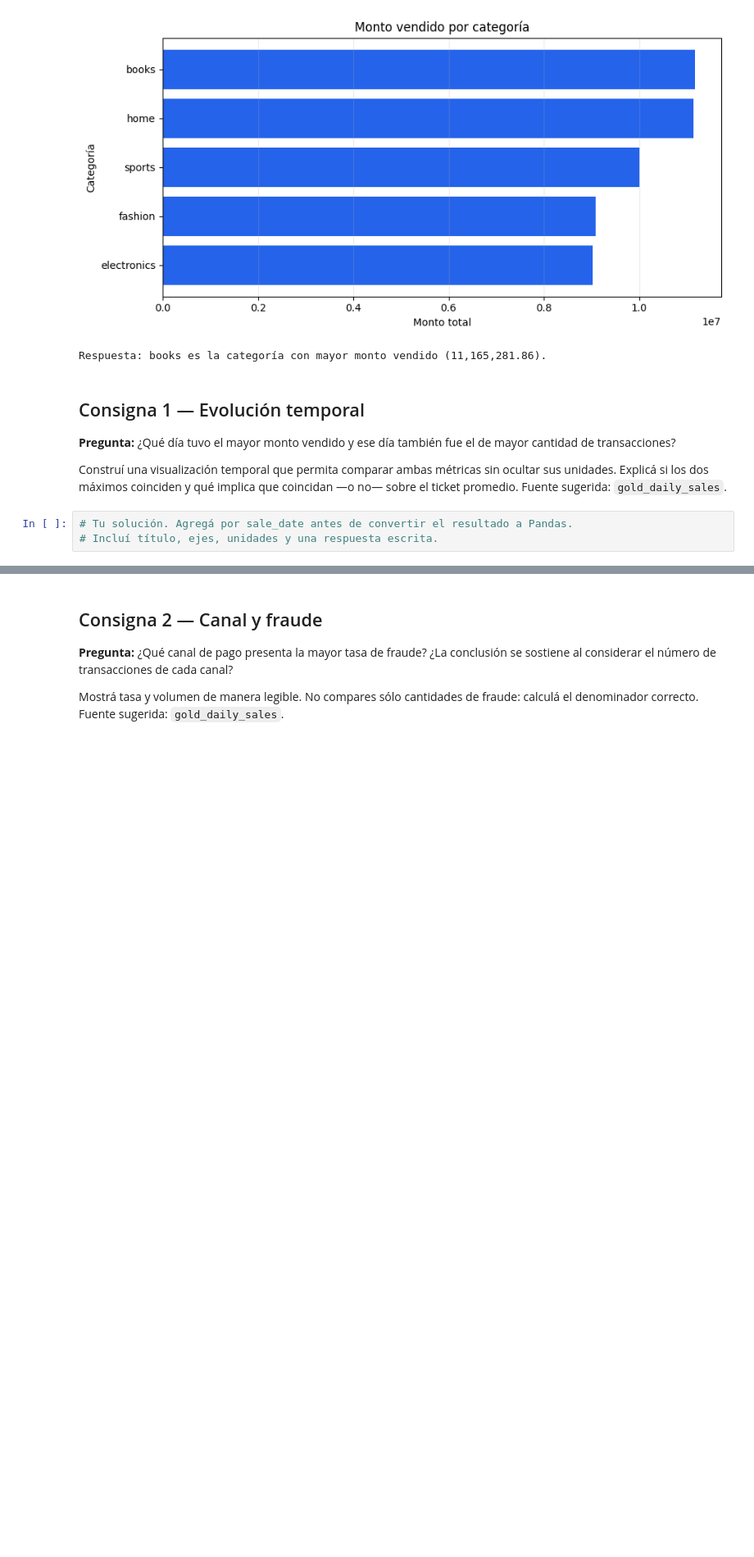
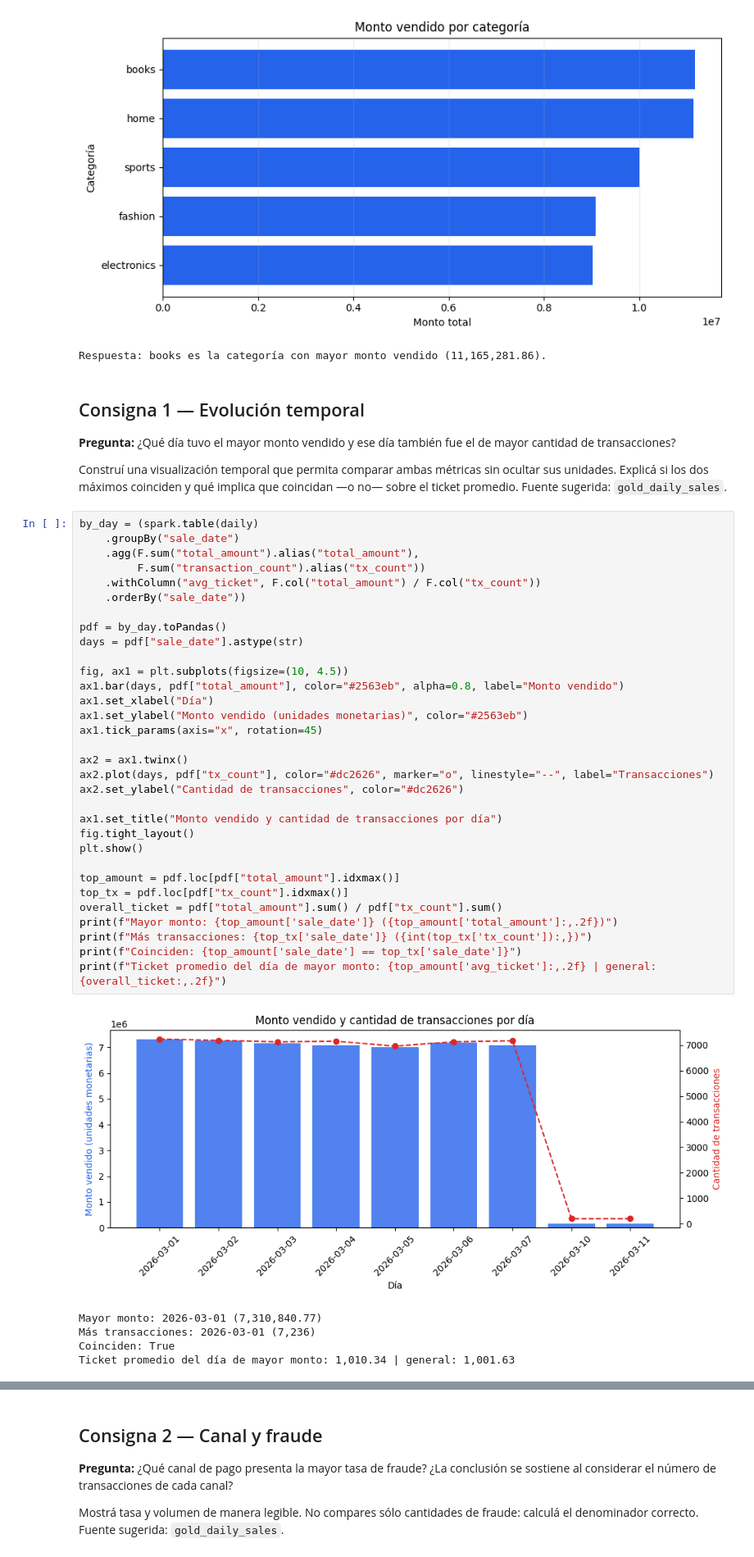
Before and after one commit to belupena/mi-primer-proyecto, a Jupyter notebook: resolucion-practica-2/05_visualizacion.ipynb, the cells around one changed output, grey strips where cells are left out. Shown at 82% size. Drawn from its saved outputs; the diff is of its cells as text; blank space fills up the shorter version.

```diff
--- a/resolucion-practica-2/05_visualizacion.ipynb
+++ b/resolucion-practica-2/05_visualizacion.ipynb
@@ -53,6 +53,41 @@ Respuesta: books es la categoría con mayor monto vendido (11,165,281.86).
 **Pregunta:** ¿Qué día tuvo el mayor monto vendido y ese día también fue el de mayor cantidad de transacciones?
 
 Construí una visualización temporal que permita comparar ambas métricas sin ocultar sus unidades. Explicá si los dos máximos coinciden y qué implica que coincidan —o no— sobre el ticket promedio. Fuente sugerida: `gold_daily_sales`.
-# %%
-# Tu solución. Agregá por sale_date antes de convertir el resultado a Pandas.
-# Incluí título, ejes, unidades y una respuesta escrita.
+# %%
+by_day = (spark.table(daily)
+    .groupBy("sale_date")
+    .agg(F.sum("total_amount").alias("total_amount"),
+         F.sum("transaction_count").alias("tx_count"))
+    .withColumn("avg_ticket", F.col("total_amount") / F.col("tx_count"))
+    .orderBy("sale_date"))
+
+pdf = by_day.toPandas()
+days = pdf["sale_date"].astype(str)
+
+fig, ax1 = plt.subplots(figsize=(10, 4.5))
+ax1.bar(days, pdf["total_amount"], color="#2563eb", alpha=0.8, label="Monto vendido")
+ax1.set_xlabel("Día")
+ax1.set_ylabel("Monto vendido (unidades monetarias)", color="#2563eb")
+ax1.tick_params(axis="x", rotation=45)
+
+ax2 = ax1.twinx()
+ax2.plot(days, pdf["tx_count"], color="#dc2626", marker="o", linestyle="--", label="Transacciones")
+ax2.set_ylabel("Cantidad de transacciones", color="#dc2626")
+
+ax1.set_title("Monto vendido y cantidad de transacciones por día")
+fig.tight_layout()
+plt.show()
+
+top_amount = pdf.loc[pdf["total_amount"].idxmax()]
+top_tx = pdf.loc[pdf["tx_count"].idxmax()]
+overall_ticket = pdf["total_amount"].sum() / pdf["tx_count"].sum()
+print(f"Mayor monto: {top_amount['sale_date']} ({top_amount['total_amount']:,.2f})")
+print(f"Más transacciones: {top_tx['sale_date']} ({int(top_tx['tx_count']):,})")
+print(f"Coinciden: {top_amount['sale_date'] == top_tx['sale_date']}")
+print(f"Ticket promedio del día de mayor monto: {top_amount['avg_ticket']:,.2f} | general: {overall_ticket:,.2f}")
+# %% [output]
+[figure, added]
+Mayor monto: 2026-03-01 (7,310,840.77)
+Más transacciones: 2026-03-01 (7,236)
+Coinciden: True
+Ticket promedio del día de mayor monto: 1,010.34 | general: 1,001.63
```
Also changed, not shown: parts of 10 cells of this notebook.
